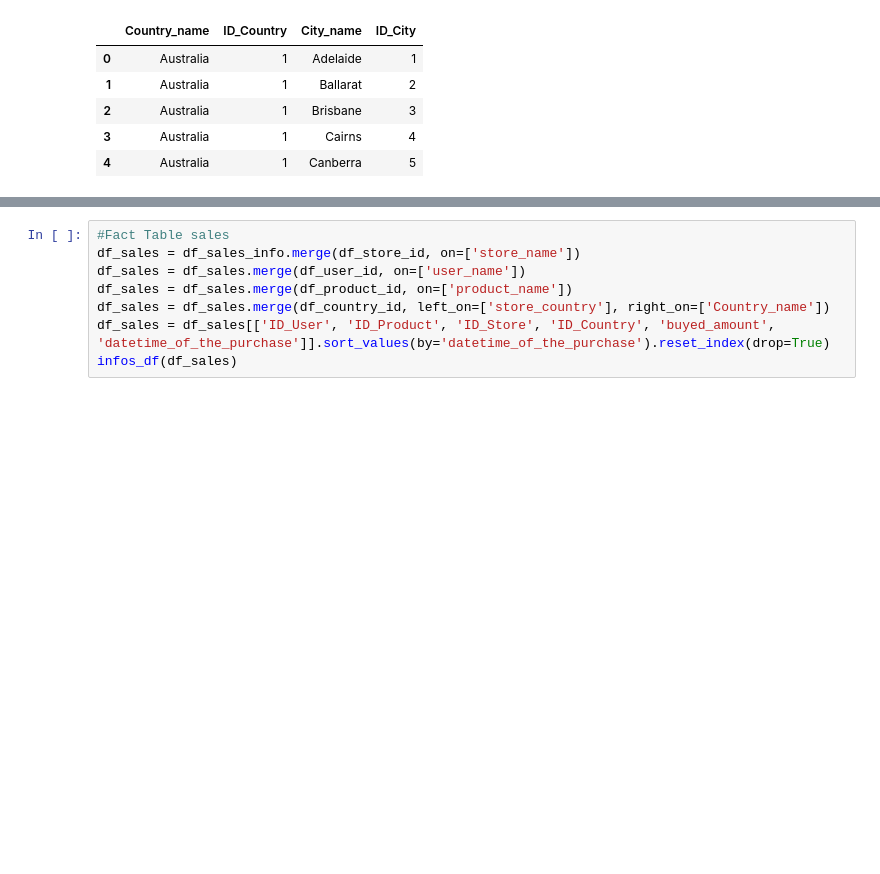
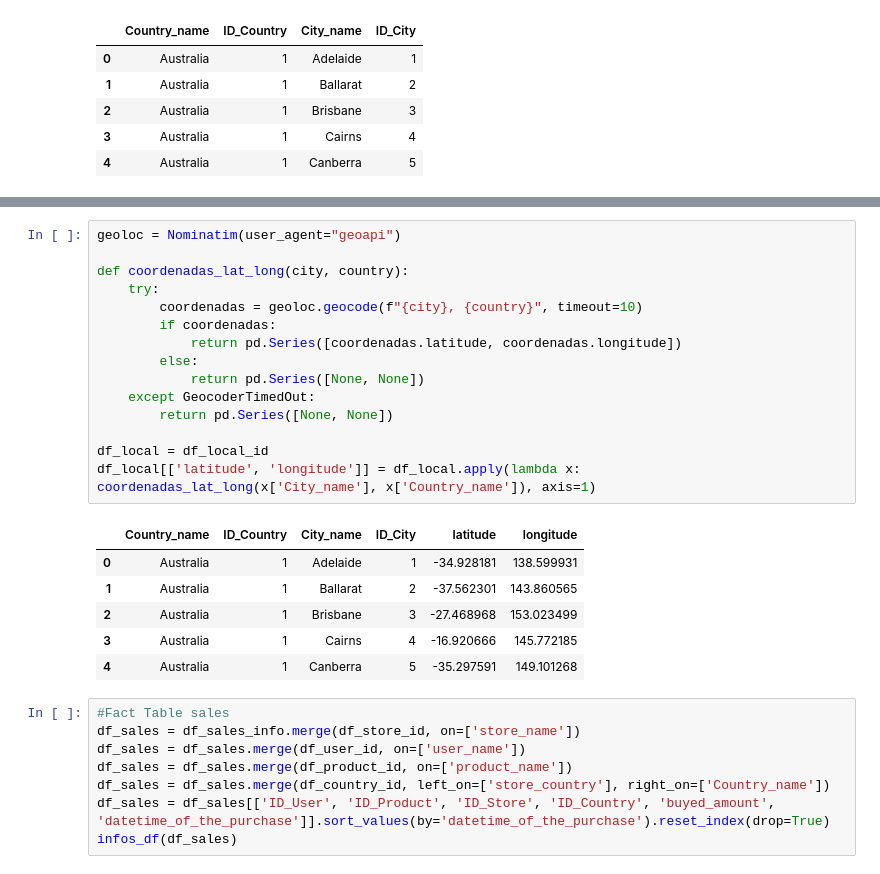
Before and after one commit to Cibelleeg/Modelagem_dimensional, a Jupyter notebook: Modelagem_dimensional.ipynb, the cells around one changed output, grey strips where cells are left out. Cells and saved outputs as stored; diff of their text form; blank space fills up the shorter version.

```diff
--- a/Modelagem_dimensional.ipynb
+++ b/Modelagem_dimensional.ipynb
@@ -229,3 +221,25 @@ df_sales_info.head()
+# %%
+geoloc = Nominatim(user_agent="geoapi")
+
+def coordenadas_lat_long(city, country):
+    try:
+        coordenadas = geoloc.geocode(f"{city}, {country}", timeout=10)
+        if coordenadas:
+            return pd.Series([coordenadas.latitude, coordenadas.longitude])
+        else:
+            return pd.Series([None, None])
+    except GeocoderTimedOut:
+        return pd.Series([None, None])
+
+df_local = df_local_id
+df_local[['latitude', 'longitude']] = df_local.apply(lambda x: coordenadas_lat_long(x['City_name'], x['Country_name']), axis=1)
+# %% [output]
+|  | Country_name | ID_Country | City_name | ID_City | latitude | longitude |
+| 0 | Australia | 1 | Adelaide | 1 | -34.928181 | 138.599931 |
+| 1 | Australia | 1 | Ballarat | 2 | -37.562301 | 143.860565 |
+| 2 | Australia | 1 | Brisbane | 3 | -27.468968 | 153.023499 |
+| 3 | Australia | 1 | Cairns | 4 | -16.920666 | 145.772185 |
+| 4 | Australia | 1 | Canberra | 5 | -35.297591 | 149.101268 |
 # %%
 #Fact Table sales
 df_sales = df_sales_info.merge(df_store_id, on=['store_name'])
```
Also changed, not shown: parts of 7 cells of this notebook, 8 other files.
